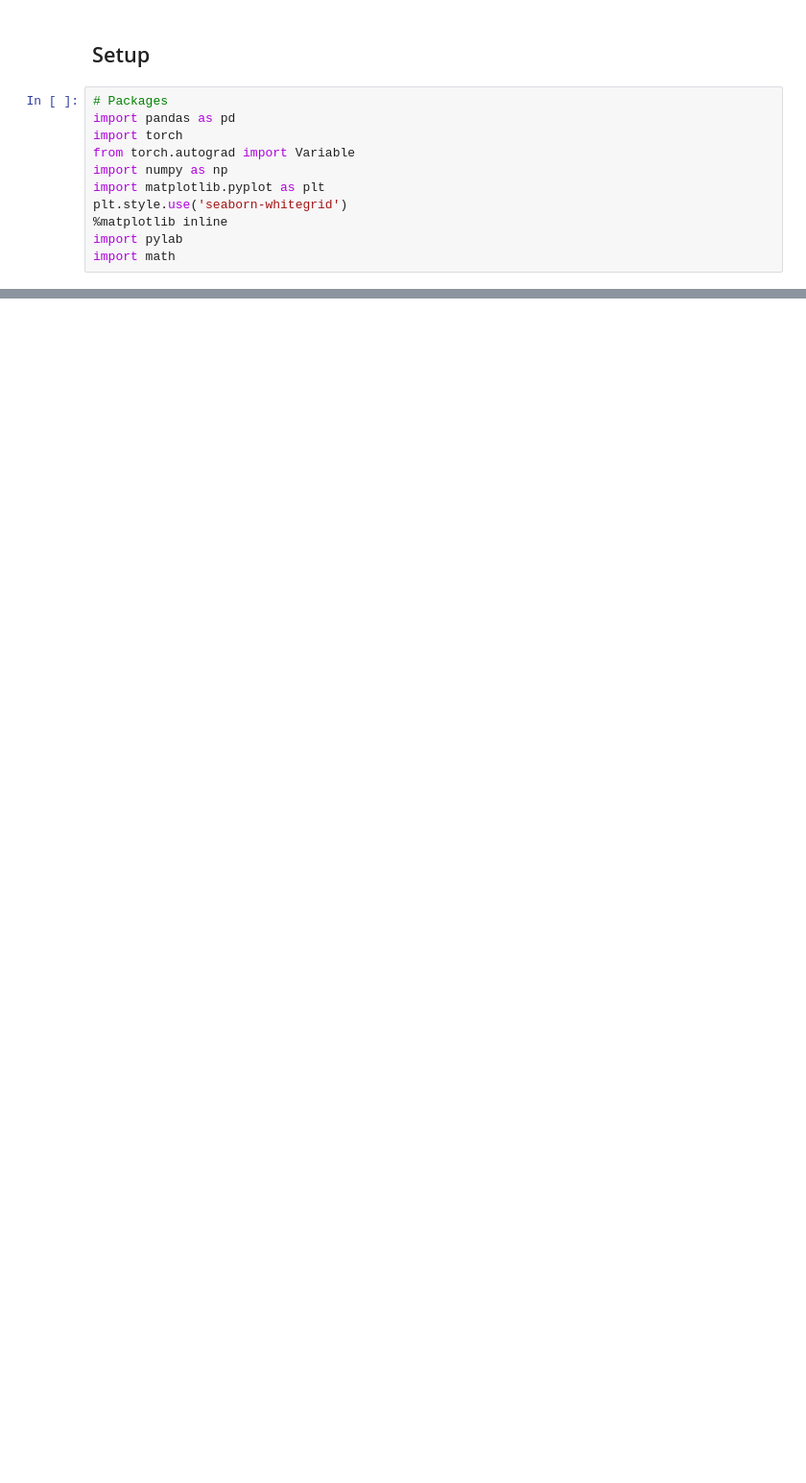
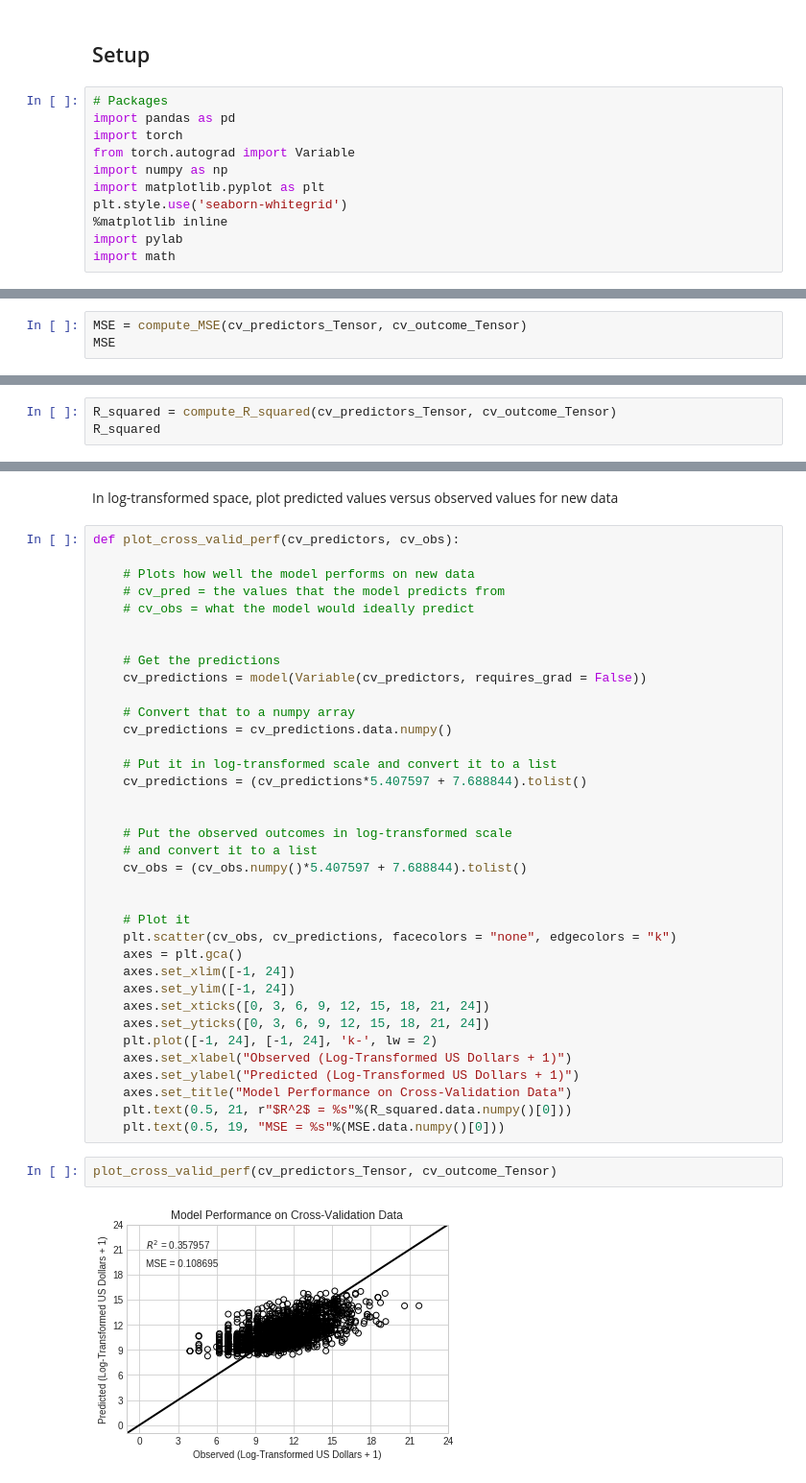
Before and after one commit to jdiaz4302/tornadoesr, a Jupyter notebook: Complete_Workflow/16_tornado_characteristics_models_no_zeros.ipynb, the cells around one changed output, grey strips where cells are left out. Shown at 96% size. Saved outputs shown, nothing was run; the diff lists cells and outputs as text; blank space fills up the shorter version.

```diff
--- a/Complete_Workflow/16_tornado_characteristics_models_no_zeros.ipynb
+++ b/Complete_Workflow/16_tornado_characteristics_models_no_zeros.ipynb
@@ -1338,0 +310,3 @@ Parameter containing:
+# %%
+MSE = compute_MSE(cv_predictors_Tensor, cv_outcome_Tensor)
+MSE
@@ -1338,0 +346,3 @@ Parameter containing:
+# %%
+R_squared = compute_R_squared(cv_predictors_Tensor, cv_outcome_Tensor)
+R_squared
@@ -1338,0 +355,42 @@ Parameter containing:
+# %% [markdown]
+In log-transformed space, plot predicted values versus observed values for new data
+# %%
+def plot_cross_valid_perf(cv_predictors, cv_obs):
+
+    # Plots how well the model performs on new data
+    # cv_pred = the values that the model predicts from
+    # cv_obs = what the model would ideally predict
+
+
+    # Get the predictions
+    cv_predictions = model(Variable(cv_predictors, requires_grad = False))
+
+    # Convert that to a numpy array
+    cv_predictions = cv_predictions.data.numpy()
+
+    # Put it in log-transformed scale and convert it to a list
+    cv_predictions = (cv_predictions*5.407597 + 7.688844).tolist()
+
+
+    # Put the observed outcomes in log-transformed scale
+    # and convert it to a list
+    cv_obs = (cv_obs.numpy()*5.407597 + 7.688844).tolist()
+
+
+    # Plot it
+    plt.scatter(cv_obs, cv_predictions, facecolors = "none", edgecolors = "k")
+    axes = plt.gca()
+    axes.set_xlim([-1, 24])
+    axes.set_ylim([-1, 24])
+    axes.set_xticks([0, 3, 6, 9, 12, 15, 18, 21, 24])
+    axes.set_yticks([0, 3, 6, 9, 12, 15, 18, 21, 24])
+    plt.plot([-1, 24], [-1, 24], 'k-', lw = 2)
+    axes.set_xlabel("Observed (Log-Transformed US Dollars + 1)")
+    axes.set_ylabel("Predicted (Log-Transformed US Dollars + 1)")
+    axes.set_title("Model Performance on Cross-Validation Data")
+    plt.text(0.5, 21, r"$R^2$ = %s"%(R_squared.data.numpy()[0]))
+    plt.text(0.5, 19, "MSE = %s"%(MSE.data.numpy()[0]))
+# %%
+plot_cross_valid_perf(cv_predictors_Tensor, cv_outcome_Tensor)
+# %% [output]
+[figure, added]
```
Also changed, not shown: parts of 165 cells of this notebook.
